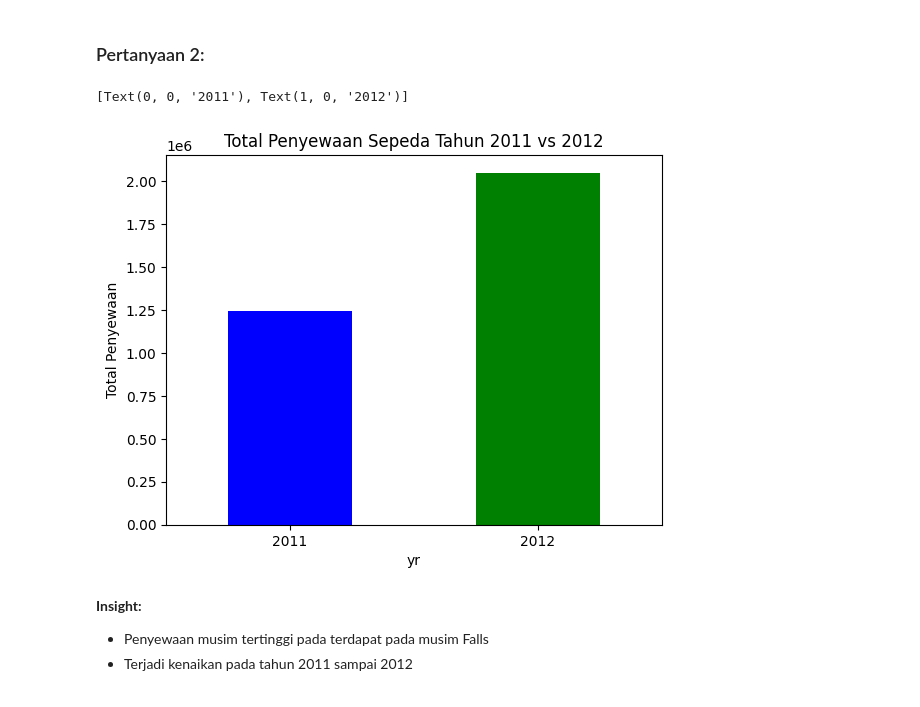
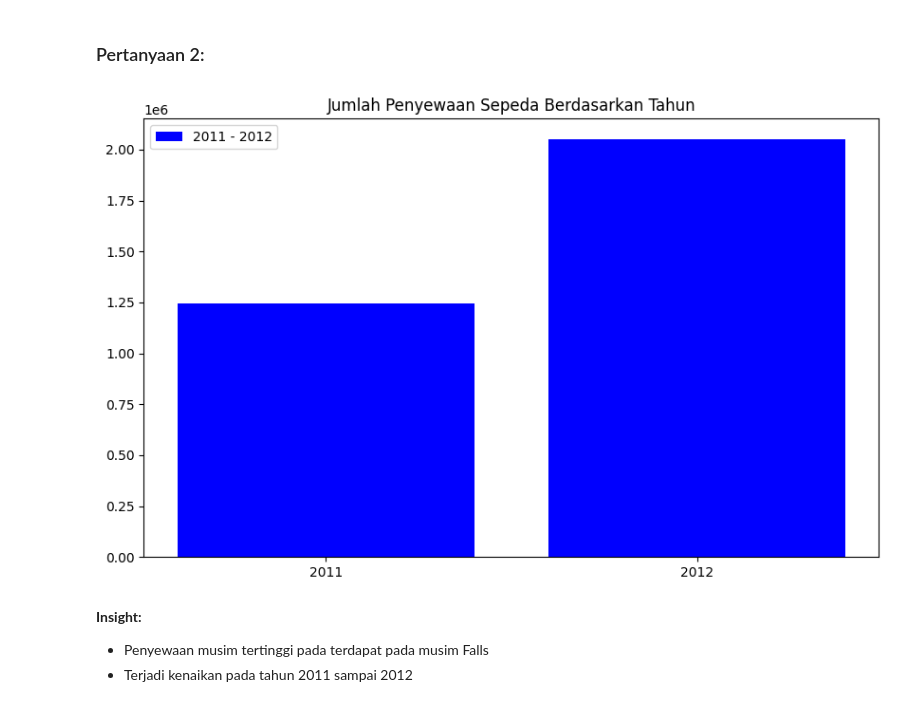
Before and after one commit to TandiyoDwi/Proyek-Analisis-Data, a Jupyter notebook: notebook.ipynb, the cells around one changed output. Drawn from its saved outputs; the diff is of its cells as text; code cells hidden in the pictures.

```diff
--- a/notebook.ipynb
+++ b/notebook.ipynb
@@ -247,16 +336,25 @@ ax.set_xticklabels(["Spring", "Summer", "Fall", "Winter"], rotation=0)
 # %% [markdown]
 ### Pertanyaan 2:
-# %%
-#Statistik Rental Sepeda dalam 2 Tahun
-rental_tahunan = day_df.groupby("yr")["cnt"].sum()
-fig, ax = plt.subplots()
-rental_tahunan.plot(kind='bar', color=['blue', 'green'], ax=ax)
-ax.set_ylabel("Total Penyewaan")
-ax.set_title("Total Penyewaan Sepeda Tahun 2011 vs 2012")
-ax.set_xticklabels(["2011", "2012"], rotation=0)
-# %% [output]
-[Text(0, 0, '2011'), Text(1, 0, '2012')]
-[figure, removed]
+# %%
+#Statistik Rental Sepeda dalam 2 Tahun
+rent_year = day_df.groupby("yr", observed=False)[["cnt"]].sum().reset_index()
+
+plt.figure(figsize=(10, 6))
+
+plt.bar(
+    rent_year["yr"],
+    rent_year["cnt"],
+    color= "blue",
+    label="2011 - 2012"
+)
+
+plt.xlabel(None)
+plt.ylabel(None)
+plt.title("Jumlah Penyewaan Sepeda Berdasarkan Tahun")
+plt.legend()
+plt.show()
+# %% [output]
+[figure, added]
 # %% [markdown]
 **Insight:**
 - Penyewaan musim tertinggi pada terdapat pada musim Falls
```
Also changed, not shown: parts of 36 cells of this notebook, 5 other files.
